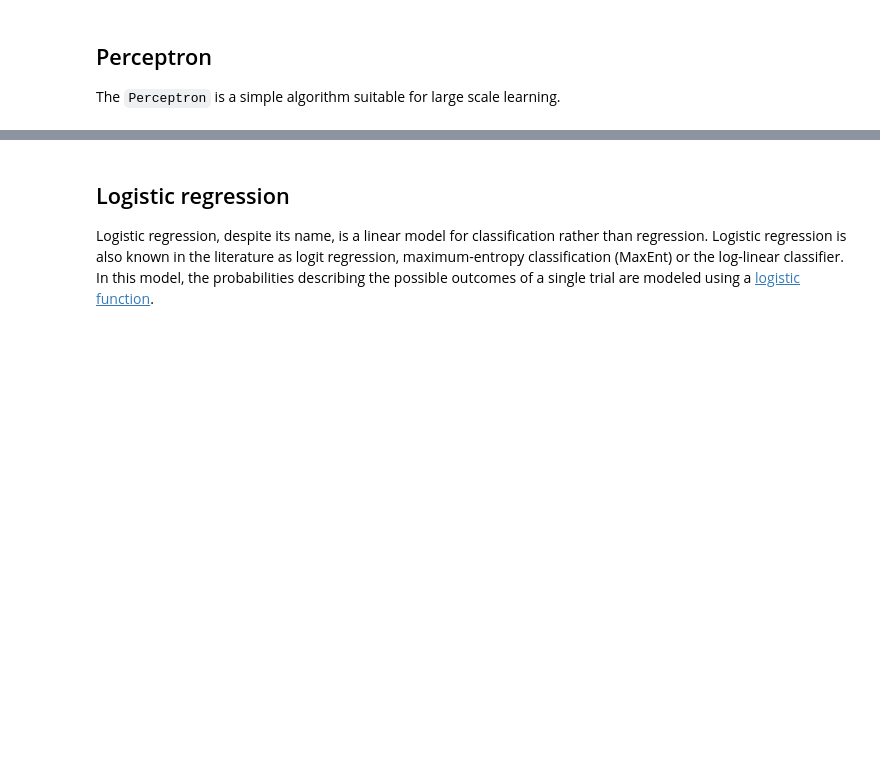
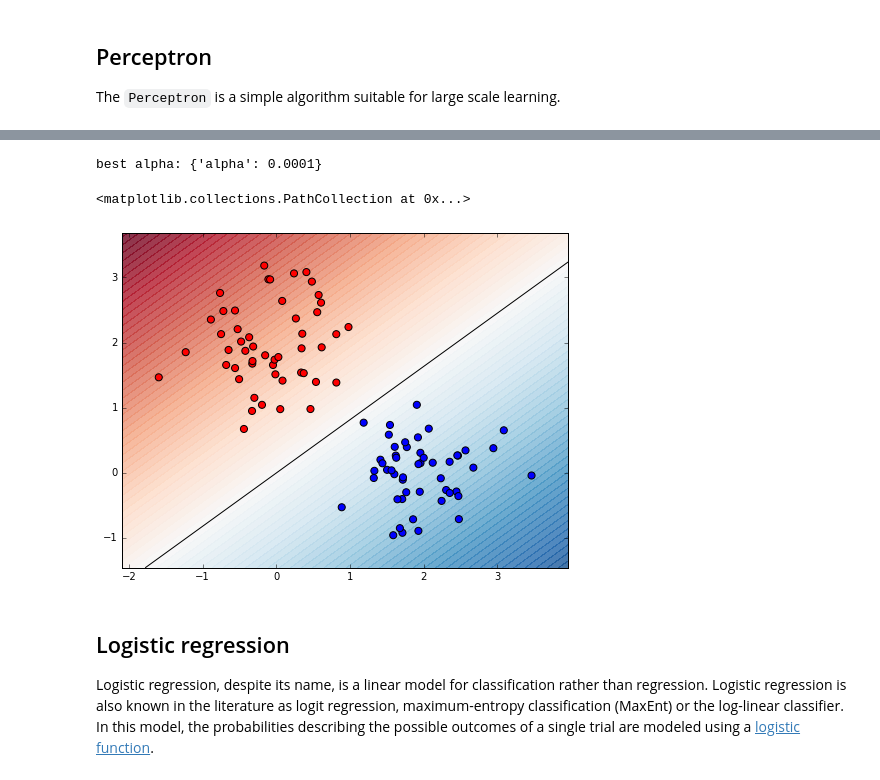
Before and after one commit to giuliacarletti/BigDive, a Jupyter notebook: datascience/ml/ML2-Classifiers_Lezione_11_nov_2016.ipynb, the cells around one changed output, grey strips where cells are left out. Saved outputs shown, nothing was run; the diff lists cells and outputs as text; code cells hidden in the pictures; blank space fills up the shorter version.

```diff
--- a/datascience/ml/ML2-Classifiers_Lezione_11_nov_2016.ipynb
+++ b/datascience/ml/ML2-Classifiers_Lezione_11_nov_2016.ipynb
@@ -92,3 +205,22 @@ scatter(X[:, 0], X[:, 1], c=y, cmap=cm_bright, s=50)
+# %%
+from sklearn import linear_model
+
+model = linear_model.Perceptron(penalty='l2')
+
+alphas = np.logspace(-4, 0, 20)   # uso questi valori di regolarizzazione (da 10^-4 a 10^0)
+
+gs = grid_search.GridSearchCV(model, {'alpha': alphas}, cv=10)
+gs.fit(X, y)
+
+print "best alpha:", gs.best_params_
+
+plot_decision_boundary(gs, X, plot_boundary=True)
+# plot the dataset points
+scatter(X[:, 0], X[:, 1], c=y, cmap=cm_bright, s=50)
+# %% [output]
+best alpha: {'alpha': 0.0001}
+<matplotlib.collections.PathCollection at 0x...>
+[figure, added]
 # %% [markdown]
 ## Logistic regression
 
```
Also changed, not shown: parts of 54 cells of this notebook, 5 other files.
